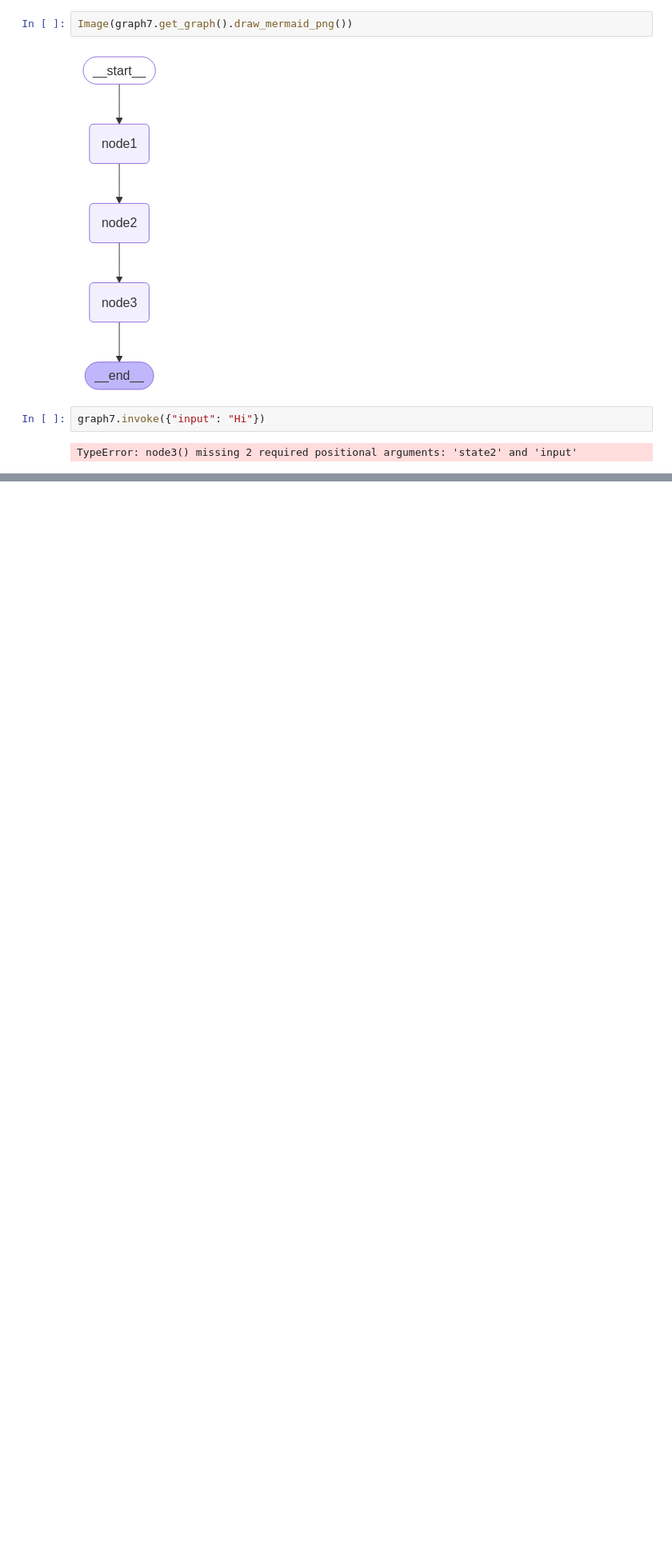
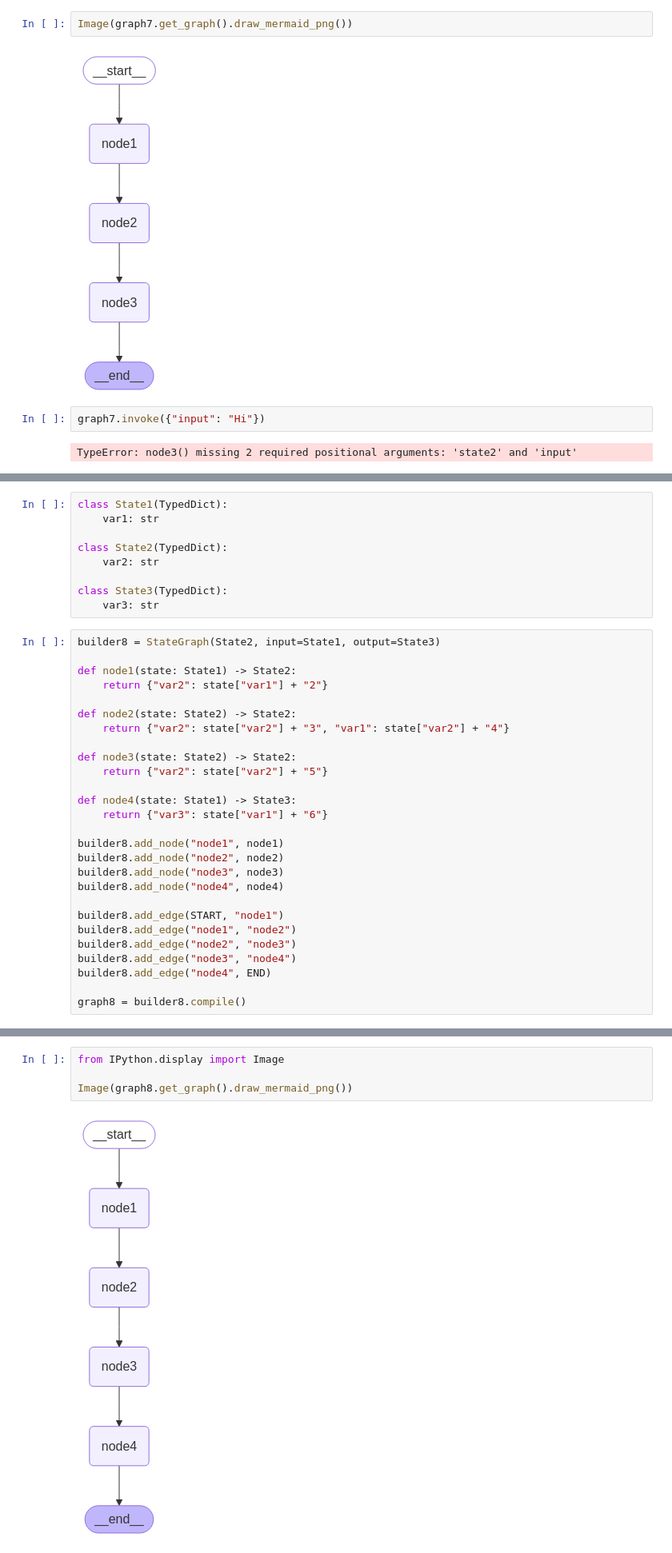
Before and after one commit to Thejpal/Langchain, a Jupyter notebook: langgraph_practice.ipynb, the cells around one changed output, grey strips where cells are left out. Shown: that part at 80% size. Cells and saved outputs as stored; diff of their text form; blank space fills up the shorter version.

Commit message:
Way to update multiple states in one node

```diff
--- a/langgraph_practice.ipynb
+++ b/langgraph_practice.ipynb
@@ -468,0 +478,36 @@ TypeError: node3() missing 2 required positional arguments: 'state2' and 'input'
+# %%
+class State1(TypedDict):
+    var1: str
+
+class State2(TypedDict):
+    var2: str
+
+class State3(TypedDict):
+    var3: str
+# %%
+builder8 = StateGraph(State2, input=State1, output=State3)
+
+def node1(state: State1) -> State2:
+    return {"var2": state["var1"] + "2"}
+
+def node2(state: State2) -> State2:
+    return {"var2": state["var2"] + "3", "var1": state["var2"] + "4"}
+
+def node3(state: State2) -> State2:
+    return {"var2": state["var2"] + "5"}
+
+def node4(state: State1) -> State3:
+    return {"var3": state["var1"] + "6"}
+
+builder8.add_node("node1", node1)
+builder8.add_node("node2", node2)
+builder8.add_node("node3", node3)
+builder8.add_node("node4", node4)
+
+builder8.add_edge(START, "node1")
+builder8.add_edge("node1", "node2")
+builder8.add_edge("node2", "node3")
+builder8.add_edge("node3", "node4")
+builder8.add_edge("node4", END)
+
+graph8 = builder8.compile()
@@ -468,0 +534,6 @@ TypeError: node3() missing 2 required positional arguments: 'state2' and 'input'
+# %%
+from IPython.display import Image
+
+Image(graph8.get_graph().draw_mermaid_png())
+# %% [output]
+[figure, added]
```
Also changed, not shown: parts of 6 cells of this notebook.
